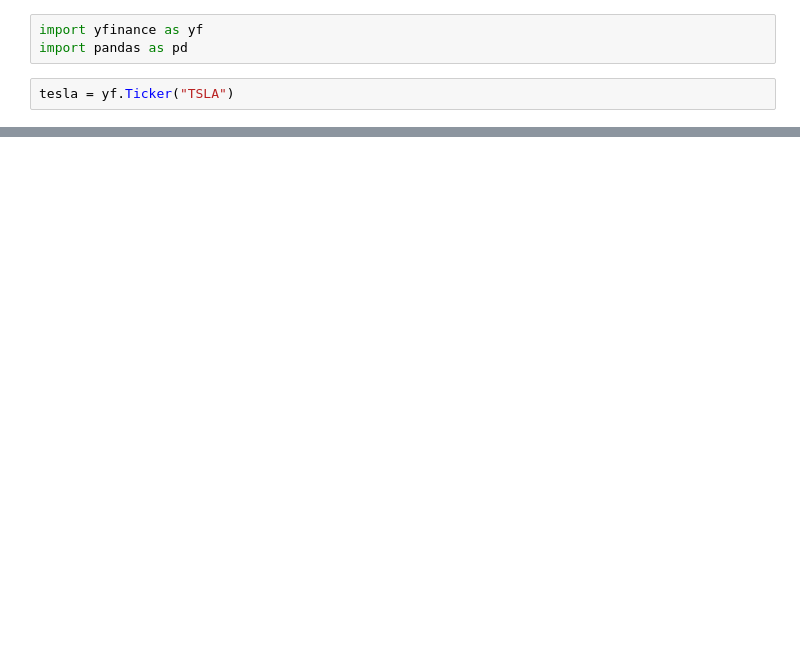
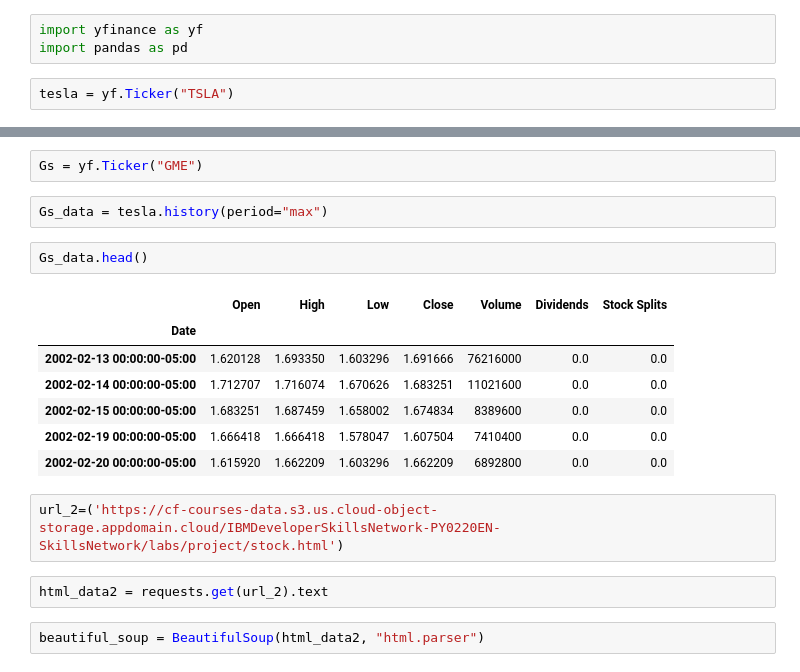
Before and after one commit to moharbi46/p2, a Jupyter notebook: stock.ipynb, the cells around one changed output, grey strips where cells are left out. Saved outputs shown, nothing was run; the diff lists cells and outputs as text; blank space fills up the shorter version.

```diff
--- a/stock.ipynb
+++ b/stock.ipynb
@@ -140,0 +86,20 @@ plt.show()  # Display the graph
+# %%
+Gs = yf.Ticker("GME")
+# %%
+Gs_data = tesla.history(period="max")
+# %%
+Gs_data.head()
+# %% [output]
+|  | Open | High | Low | Close | Volume | Dividends | Stock Splits |
+| Date |  |  |  |  |  |  |  |
+| 2002-02-13 00:00:00-05:00 | 1.620128 | 1.693350 | 1.603296 | 1.691666 | 76216000 | 0.0 | 0.0 |
+| 2002-02-14 00:00:00-05:00 | 1.712707 | 1.716074 | 1.670626 | 1.683251 | 11021600 | 0.0 | 0.0 |
+| 2002-02-15 00:00:00-05:00 | 1.683251 | 1.687459 | 1.658002 | 1.674834 | 8389600 | 0.0 | 0.0 |
+| 2002-02-19 00:00:00-05:00 | 1.666418 | 1.666418 | 1.578047 | 1.607504 | 7410400 | 0.0 | 0.0 |
+| 2002-02-20 00:00:00-05:00 | 1.615920 | 1.662209 | 1.603296 | 1.662209 | 6892800 | 0.0 | 0.0 |
+# %%
+url_2=('https://cf-courses-data.s3.us.cloud-object-storage.appdomain.cloud/IBMDeveloperSkillsNetwork-PY0220EN-SkillsNetwork/labs/project/stock.html')
+# %%
+html_data2 = requests.get(url_2).text
+# %%
+beautiful_soup = BeautifulSoup(html_data2, "html.parser")
```
Also changed, not shown: parts of 33 cells of this notebook.
